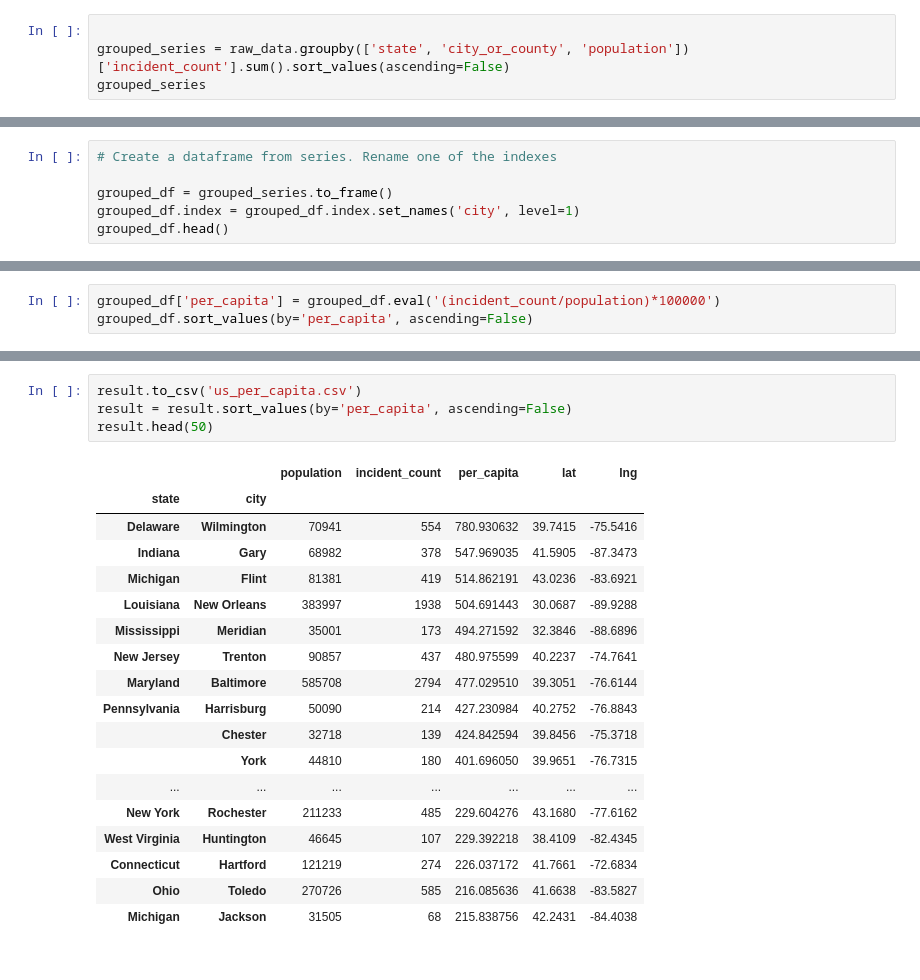
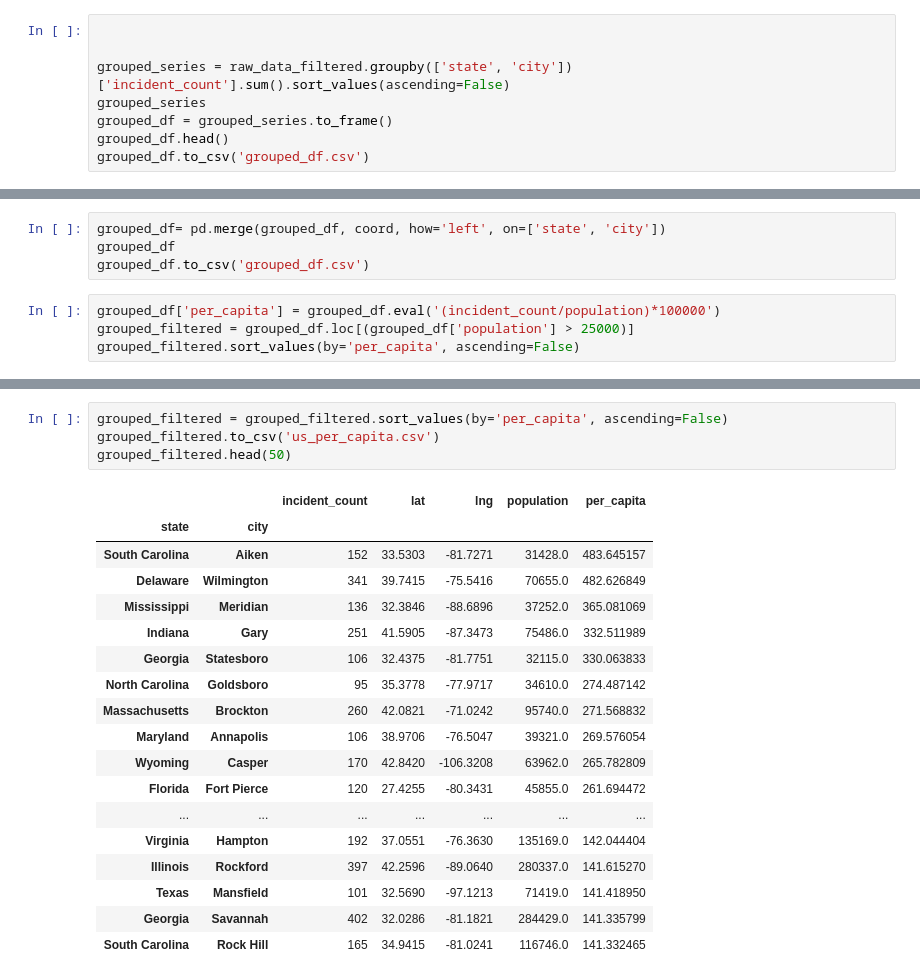
Before and after one commit to bfraser4/Project-3-Gun-Incidents, a Jupyter notebook: Original Files/gun-violence.ipynb, the cells around one changed output, grey strips where cells are left out. Saved outputs shown, nothing was run; the diff lists cells and outputs as text.

```diff
--- a/Original Files/gun-violence.ipynb
+++ b/Original Files/gun-violence.ipynb
@@ -52,4 +76,8 @@ raw_data['incident_count'] = 1
 # %%
 
-grouped_series = raw_data.groupby(['state', 'city_or_county', 'population'])['incident_count'].sum().sort_values(ascending=False)
+
+grouped_series = raw_data_filtered.groupby(['state', 'city'])['incident_count'].sum().sort_values(ascending=False)
 grouped_series
+grouped_df = grouped_series.to_frame()
+grouped_df.head()
+grouped_df.to_csv('grouped_df.csv')
@@ -58,6 +83,0 @@ Series([], Name: incident_count, dtype: int64)
-# %%
-# Create a dataframe from series. Rename one of the indexes
-
-grouped_df = grouped_series.to_frame()
-grouped_df.index = grouped_df.index.set_names('city', level=1)
-grouped_df.head()
@@ -72,4 +84,9 @@ grouped_df.head()
+# %%
+grouped_df= pd.merge(grouped_df, coord, how='left', on=['state', 'city'])
+grouped_df
+grouped_df.to_csv('grouped_df.csv')
 # %%
 grouped_df['per_capita'] = grouped_df.eval('(incident_count/population)*100000')
-grouped_df.sort_values(by='per_capita', ascending=False)
+grouped_filtered = grouped_df.loc[(grouped_df['population'] > 25000)]
+grouped_filtered.sort_values(by='per_capita', ascending=False)
 # %% [output]
@@ -164,25 +107,25 @@ memory usage: 174.9+ KB
 # %%
-result.to_csv('us_per_capita.csv')
-result = result.sort_values(by='per_capita', ascending=False)
-result.head(50)
+grouped_filtered = grouped_filtered.sort_values(by='per_capita', ascending=False)
+grouped_filtered.to_csv('us_per_capita.csv')
+grouped_filtered.head(50)
 # %% [output]
-|  |  | population | incident_count | per_capita | lat | lng |
+|  |  | incident_count | lat | lng | population | per_capita |
 | state | city |  |  |  |  |  |
-| Delaware | Wilmington | 70941 | 554 | 780.930632 | 39.7415 | -75.5416 |
-| Indiana | Gary | 68982 | 378 | 547.969035 | 41.5905 | -87.3473 |
-| Michigan | Flint | 81381 | 419 | 514.862191 | 43.0236 | -83.6921 |
-| Louisiana | New Orleans | 383997 | 1938 | 504.691443 | 30.0687 | -89.9288 |
-| Mississippi | Meridian | 35001 | 173 | 494.271592 | 32.3846 | -88.6896 |
-| New Jersey | Trenton | 90857 | 437 | 480.975599 | 40.2237 | -74.7641 |
-| Maryland | Baltimore | 585708 | 2794 | 477.029510 | 39.3051 | -76.6144 |
-| Pennsylvania | Harrisburg | 50090 | 214 | 427.230984 | 40.2752 | -76.8843 |
-|  | Chester | 32718 | 139 | 424.842594 | 39.8456 | -75.3718 |
-|  | York | 44810 | 180 | 401.696050 | 39.9651 | -76.7315 |
+| South Carolina | Aiken | 152 | 33.5303 | -81.7271 | 31428.0 | 483.645157 |
+| Delaware | Wilmington | 341 | 39.7415 | -75.5416 | 70655.0 | 482.626849 |
+| Mississippi | Meridian | 136 | 32.3846 | -88.6896 | 37252.0 | 365.081069 |
+| Indiana | Gary | 251 | 41.5905 | -87.3473 | 75486.0 | 332.511989 |
+| Georgia | Statesboro | 106 | 32.4375 | -81.7751 | 32115.0 | 330.063833 |
+| North Carolina | Goldsboro | 95 | 35.3778 | -77.9717 | 34610.0 | 274.487142 |
+| Massachusetts | Brockton | 260 | 42.0821 | -71.0242 | 95740.0 | 271.568832 |
+| Maryland | Annapolis | 106 | 38.9706 | -76.5047 | 39321.0 | 269.576054 |
+| Wyoming | Casper | 170 | 42.8420 | -106.3208 | 63962.0 | 265.782809 |
+| Florida | Fort Pierce | 120 | 27.4255 | -80.3431 | 45855.0 | 261.694472 |
 | ... | ... | ... | ... | ... | ... | ... |
-| New York | Rochester | 211233 | 485 | 229.604276 | 43.1680 | -77.6162 |
-| West Virginia | Huntington | 46645 | 107 | 229.392218 | 38.4109 | -82.4345 |
-| Connecticut | Hartford | 121219 | 274 | 226.037172 | 41.7661 | -72.6834 |
-| Ohio | Toledo | 270726 | 585 | 216.085636 | 41.6638 | -83.5827 |
-| Michigan | Jackson | 31505 | 68 | 215.838756 | 42.2431 | -84.4038 |
+| Virginia | Hampton | 192 | 37.0551 | -76.3630 | 135169.0 | 142.044404 |
+| Illinois | Rockford | 397 | 42.2596 | -89.0640 | 280337.0 | 141.615270 |
+| Texas | Mansfield | 101 | 32.5690 | -97.1213 | 71419.0 | 141.418950 |
+| Georgia | Savannah | 402 | 32.0286 | -81.1821 | 284429.0 | 141.335799 |
+| South Carolina | Rock Hill | 165 | 34.9415 | -81.0241 | 116746.0 | 141.332465 |
 # %%
 
```
Also changed, not shown: parts of 26 cells of this notebook, 5 other files.
